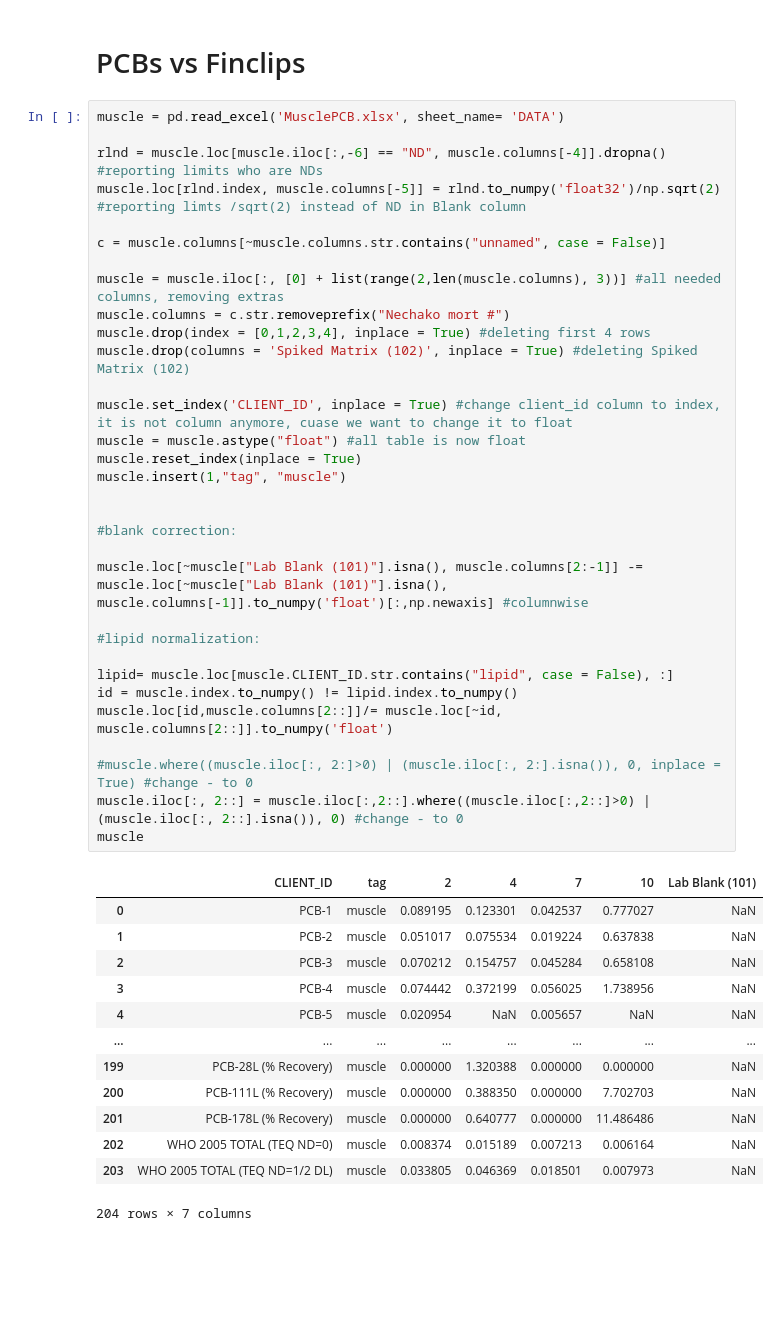
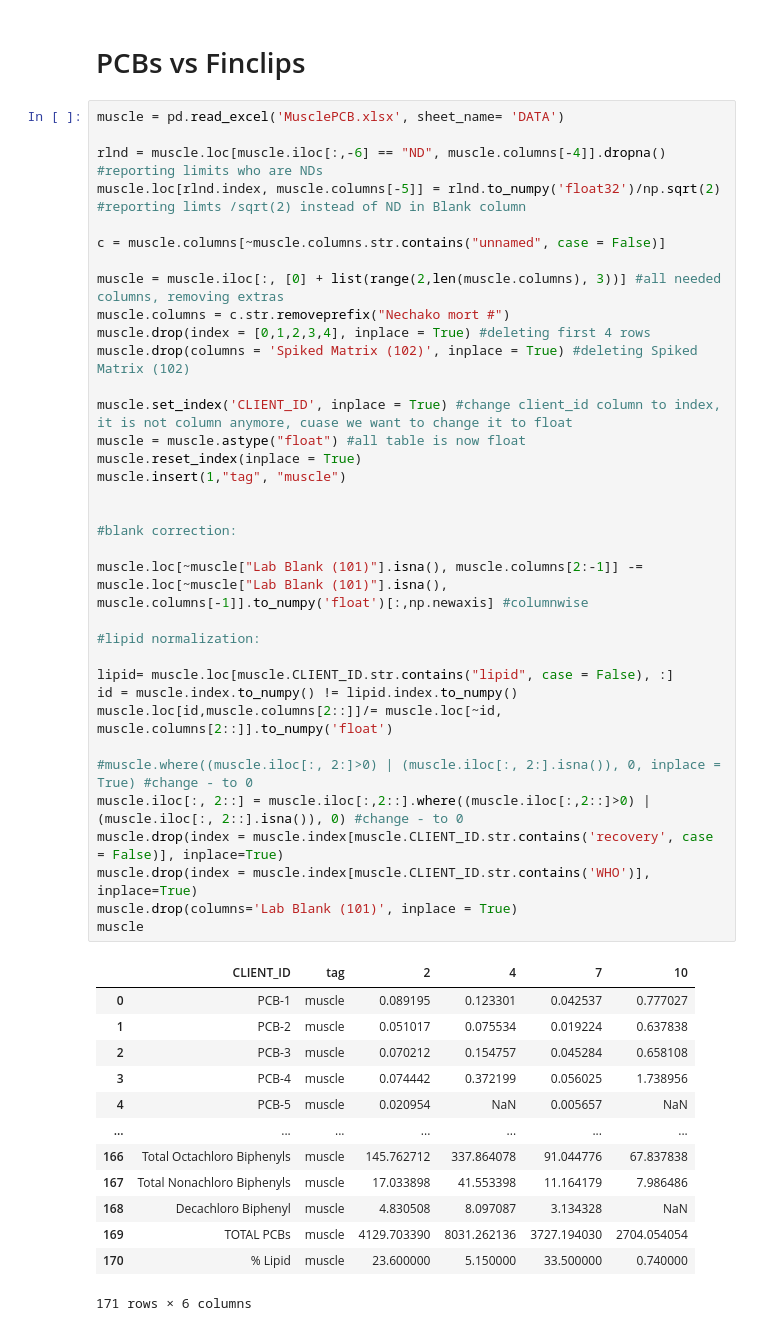
Before and after one commit to amirmtaghizadegan/Sturgeon, a Jupyter notebook: finclips.ipynb, the cells around one changed output. Drawn from its saved outputs; the diff is of its cells as text; blank space fills up the shorter version.

```diff
--- a/finclips.ipynb
+++ b/finclips.ipynb
@@ -251,43 +269,46 @@ muscle = pd.read_excel('MusclePCB.xlsx', sheet_name= 'DATA')
 rlnd = muscle.loc[muscle.iloc[:,-6] == "ND", muscle.columns[-4]].dropna() #reporting limits who are NDs
 muscle.loc[rlnd.index, muscle.columns[-5]] = rlnd.to_numpy('float32')/np.sqrt(2) #reporting limts /sqrt(2) instead of ND in Blank column
 
 c = muscle.columns[~muscle.columns.str.contains("unnamed", case = False)]
 
 muscle = muscle.iloc[:, [0] + list(range(2,len(muscle.columns), 3))] #all needed columns, removing extras
 muscle.columns = c.str.removeprefix("Nechako mort #")
 muscle.drop(index = [0,1,2,3,4], inplace = True) #deleting first 4 rows
 muscle.drop(columns = 'Spiked Matrix (102)', inplace = True) #deleting Spiked Matrix (102)
 
 muscle.set_index('CLIENT_ID', inplace = True) #change client_id column to index, it is not column anymore, cuase we want to change it to float
 muscle = muscle.astype("float") #all table is now float
 muscle.reset_index(inplace = True)
 muscle.insert(1,"tag", "muscle")
 
 
 #blank correction:
 
 muscle.loc[~muscle["Lab Blank (101)"].isna(), muscle.columns[2:-1]] -= muscle.loc[~muscle["Lab Blank (101)"].isna(), muscle.columns[-1]].to_numpy('float')[:,np.newaxis] #columnwise
 
 #lipid normalization:
 
 lipid= muscle.loc[muscle.CLIENT_ID.str.contains("lipid", case = False), :]
 id = muscle.index.to_numpy() != lipid.index.to_numpy()
 muscle.loc[id,muscle.columns[2::]]/= muscle.loc[~id, muscle.columns[2::]].to_numpy('float')
 
 #muscle.where((muscle.iloc[:, 2:]>0) | (muscle.iloc[:, 2:].isna()), 0, inplace = True) #change - to 0
 muscle.iloc[:, 2::] = muscle.iloc[:,2::].where((muscle.iloc[:,2::]>0) | (muscle.iloc[:, 2::].isna()), 0) #change - to 0
+muscle.drop(index = muscle.index[muscle.CLIENT_ID.str.contains('recovery', case = False)], inplace=True)
+muscle.drop(index = muscle.index[muscle.CLIENT_ID.str.contains('WHO')], inplace=True)
+muscle.drop(columns='Lab Blank (101)', inplace = True)
 muscle
 # %% [output]
-|  | CLIENT_ID | tag | 2 | 4 | 7 | 10 | Lab Blank (101) |
-| 0 | PCB-1 | muscle | 0.089195 | 0.123301 | 0.042537 | 0.777027 | NaN |
-| 1 | PCB-2 | muscle | 0.051017 | 0.075534 | 0.019224 | 0.637838 | NaN |
-| 2 | PCB-3 | muscle | 0.070212 | 0.154757 | 0.045284 | 0.658108 | NaN |
-| 3 | PCB-4 | muscle | 0.074442 | 0.372199 | 0.056025 | 1.738956 | NaN |
-| 4 | PCB-5 | muscle | 0.020954 | NaN | 0.005657 | NaN | NaN |
-| ... | ... | ... | ... | ... | ... | ... | ... |
-| 199 | PCB-28L (% Recovery) | muscle | 0.000000 | 1.320388 | 0.000000 | 0.000000 | NaN |
-| 200 | PCB-111L (% Recovery) | muscle | 0.000000 | 0.388350 | 0.000000 | 7.702703 | NaN |
-| 201 | PCB-178L (% Recovery) | muscle | 0.000000 | 0.640777 | 0.000000 | 11.486486 | NaN |
-| 202 | WHO 2005 TOTAL (TEQ ND=0) | muscle | 0.008374 | 0.015189 | 0.007213 | 0.006164 | NaN |
-| 203 | WHO 2005 TOTAL (TEQ ND=1/2 DL) | muscle | 0.033805 | 0.046369 | 0.018501 | 0.007973 | NaN |
+|  | CLIENT_ID | tag | 2 | 4 | 7 | 10 |
+| 0 | PCB-1 | muscle | 0.089195 | 0.123301 | 0.042537 | 0.777027 |
+| 1 | PCB-2 | muscle | 0.051017 | 0.075534 | 0.019224 | 0.637838 |
+| 2 | PCB-3 | muscle | 0.070212 | 0.154757 | 0.045284 | 0.658108 |
+| 3 | PCB-4 | muscle | 0.074442 | 0.372199 | 0.056025 | 1.738956 |
+| 4 | PCB-5 | muscle | 0.020954 | NaN | 0.005657 | NaN |
+| ... | ... | ... | ... | ... | ... | ... |
+| 166 | Total Octachloro Biphenyls | muscle | 145.762712 | 337.864078 | 91.044776 | 67.837838 |
+| 167 | Total Nonachloro Biphenyls | muscle | 17.033898 | 41.553398 | 11.164179 | 7.986486 |
+| 168 | Decachloro Biphenyl | muscle | 4.830508 | 8.097087 | 3.134328 | NaN |
+| 169 | TOTAL PCBs | muscle | 4129.703390 | 8031.262136 | 3727.194030 | 2704.054054 |
+| 170 | % Lipid | muscle | 23.600000 | 5.150000 | 33.500000 | 0.740000 |
-204 rows × 7 columns
+171 rows × 6 columns
```
Also changed, not shown: parts of 11 cells of this notebook.
